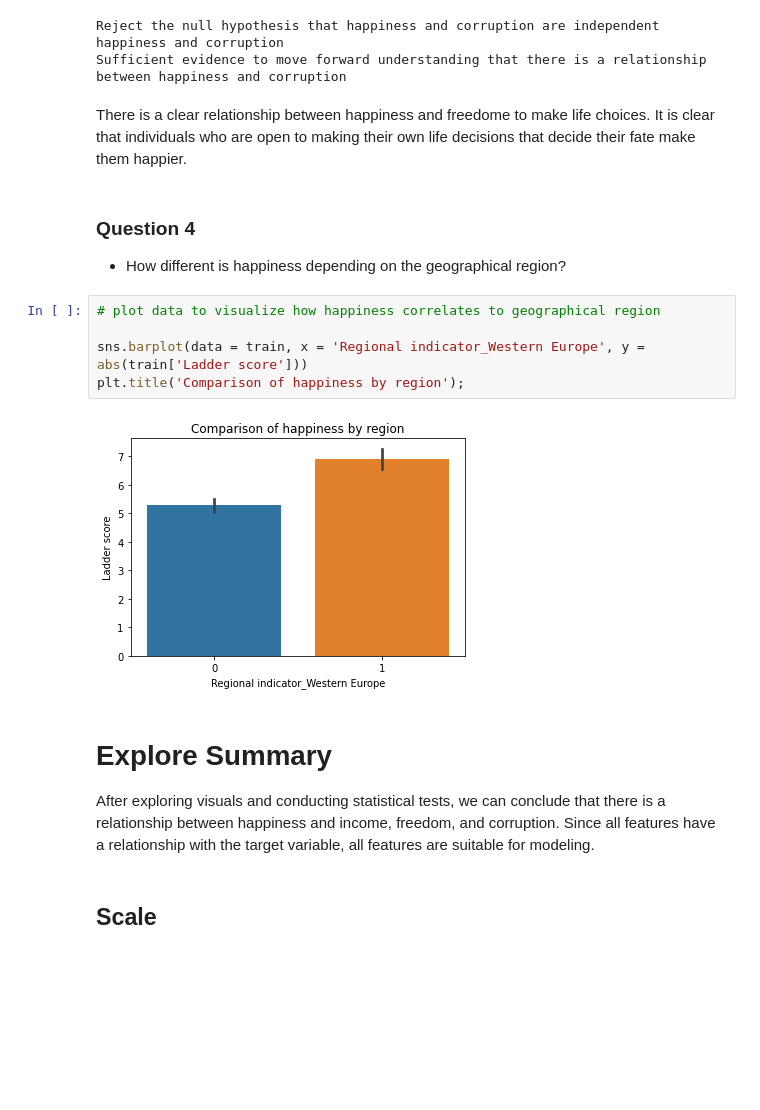
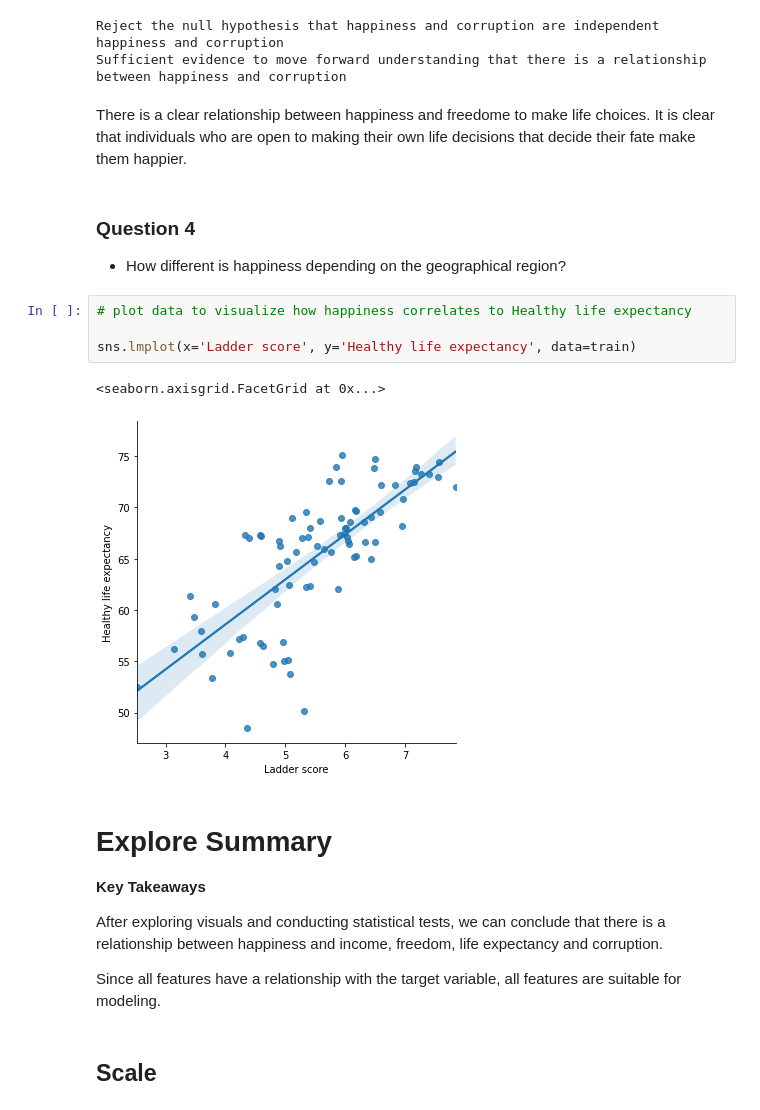
Before and after one commit to KristineCabanela/Individual-project, a Jupyter notebook: final_report.ipynb, the cells around one changed output. Drawn from its saved outputs; the diff is of its cells as text; blank space fills up the shorter version.

```diff
--- a/final_report.ipynb
+++ b/final_report.ipynb
@@ -368,23 +368,27 @@ else:
 # %% [output]
 Reject the null hypothesis that happiness and corruption are independent happiness and corruption
 Sufficient evidence to move forward understanding that there is a relationship between happiness and corruption
-# %% [markdown]
-There is a clear relationship between happiness and freedome to make life choices. It is clear that individuals who are open to making their own life decisions that decide their fate make them happier.
+# %% [markdown]
+There is a clear relationship between happiness and freedome to make life choices. It is clear that individuals who are open to making their own life decisions that decide their fate make them happier.
 # %% [markdown]
 ### Question 4
 
 - How different is happiness depending on the geographical region?
 # %%
-# plot data to visualize how happiness correlates to geographical region
+# plot data to visualize how happiness correlates to Healthy life expectancy
 
-sns.barplot(data = train, x = 'Regional indicator_Western Europe', y = abs(train['Ladder score']))
-plt.title('Comparison of happiness by region');
+sns.lmplot(x='Ladder score', y='Healthy life expectancy', data=train)
 # %% [output]
+<seaborn.axisgrid.FacetGrid at 0x...>
-[figure, old version]
+[figure, new version]
 # %% [markdown]
 # Explore Summary
 
-After exploring visuals and conducting statistical tests, we can conclude that there is a relationship between happiness and income, freedom, and corruption.  Since all features have a relationship with the target variable, all features are suitable for modeling.
+**Key Takeaways**
+
+After exploring visuals and conducting statistical tests, we can conclude that there is a relationship between happiness and income, freedom, life expectancy and corruption.
+
+Since all features have a relationship with the target variable, all features are suitable for modeling.
 # %% [markdown]
 ## Scale
 # %%
```
Also changed, not shown: parts of 7 cells of this notebook.
